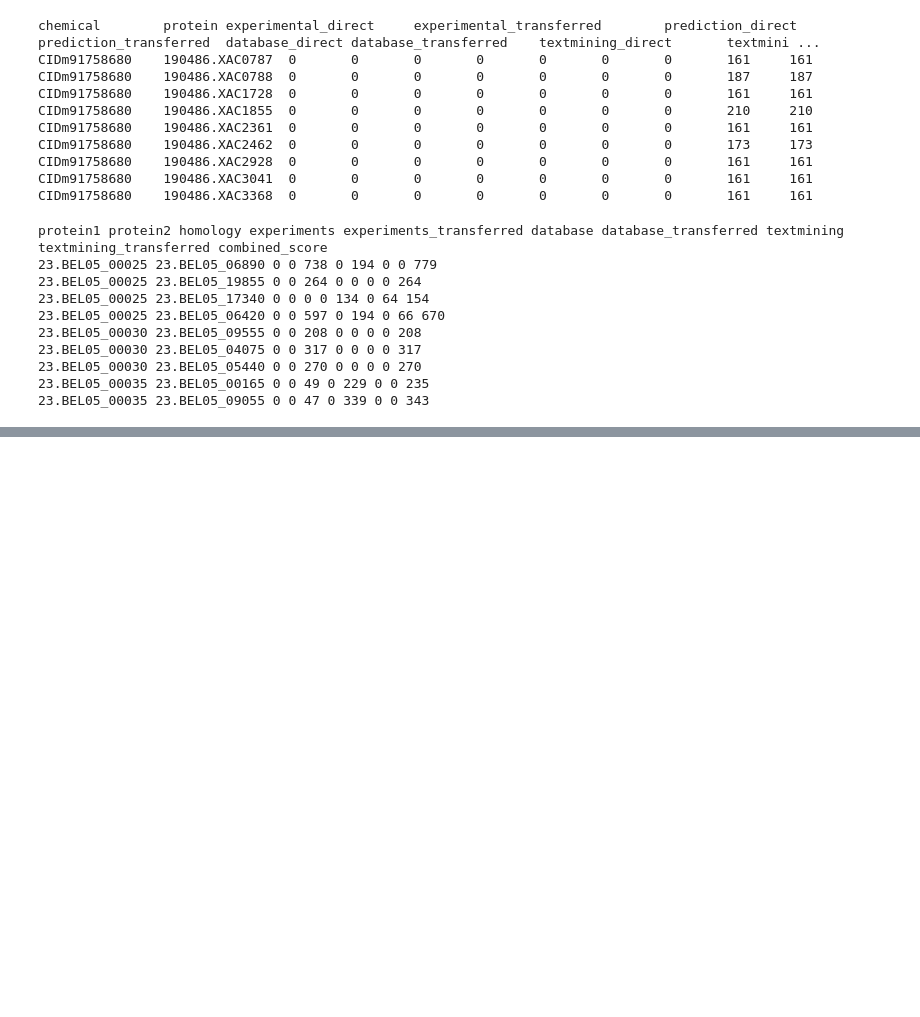
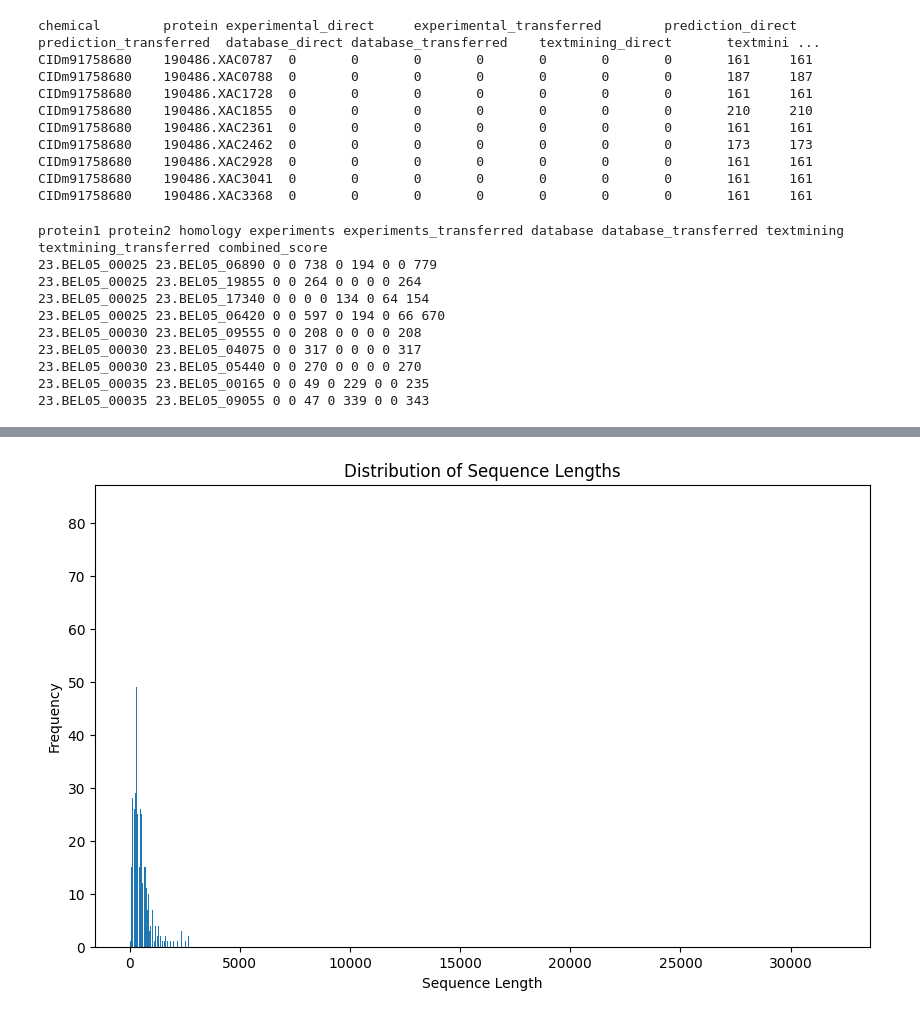
Before and after one commit to cjiang-git/Protein_Chem_GNN, a Jupyter notebook: data/data_processing.ipynb, the cells around one changed output, grey strips where cells are left out. Cells and saved outputs as stored; diff of their text form; code cells hidden in the pictures; blank space fills up the shorter version.

```diff
--- a/data/data_processing.ipynb
+++ b/data/data_processing.ipynb
@@ -68,6 +85,6 @@ VBox(children=(HTML(value='<center> <img\nsrc=https://huggingface.co/front/asset
 # %%
 path = '/mnt/d/data/stitchdb.txt'
-fasta_path = '/mnt/d/data/stringdb_seq.fa'
+fasta_path = '/mnt/d/data/stringdb_seq_human.fa'
 local_model = '/mnt/d/data/esm3_sm_open_v1.pt'
 out_dir = '/mnt/d/data/stringdb_embeddings'
 data = StringDB_Dataset(path,fasta_path,esm_model='esm3_sm_open_v1')
@@ -103,9 +135,3 @@ protein1 protein2 homology experiments experiments_transferred database database
 23.BEL05_00030 23.BEL05_05440 0 0 270 0 0 0 0 270
 23.BEL05_00035 23.BEL05_00165 0 0 49 0 229 0 0 235
 23.BEL05_00035 23.BEL05_09055 0 0 47 0 339 0 0 343
-# %%
-with open(fasta_path) as handle:
-    fa = next(SeqIO.parse(handle, "fasta"))
-    print(fa.seq)
-    print(type(str(fa.seq)))
-    print(next(SeqIO.parse(handle, "fasta")))
@@ -119,0 +138,12 @@ Seq('MNLTIIVGVIAVLYVSLLFLLAWGAERWFGGITKKIQTWIYGLSLAVYCSSWSF...LVK')
+# %%
+len_dict = {}
+iter = 0
+with open(fasta_path) as handle:
+    for i in SeqIO.parse(handle, "fasta"):
+        iter += 1
+        if len(i.seq) in len_dict:
+            len_dict[len(i.seq)] += 1
+        else:
+            len_dict[len(i.seq)] = 1
+        if iter%10000 == 0:
+            print("currently at iteration: " +str(iter), end='\r')
@@ -119,0 +187,16 @@ Seq('MNLTIIVGVIAVLYVSLLFLLAWGAERWFGGITKKIQTWIYGLSLAVYCSSWSF...LVK')
+# %%
+import matplotlib.pyplot as plt
+
+# Extract keys and values from len_dict
+keys = list(len_dict.keys())
+values = list(len_dict.values())
+
+# Plot the data
+plt.figure(figsize=(10, 6))
+plt.bar(keys, values)
+plt.xlabel('Sequence Length')
+plt.ylabel('Frequency')
+plt.title('Distribution of Sequence Lengths')
+plt.show()
+# %% [output]
+[figure, added]
```
Also changed, not shown: parts of 7 cells of this notebook, 3 other files.
